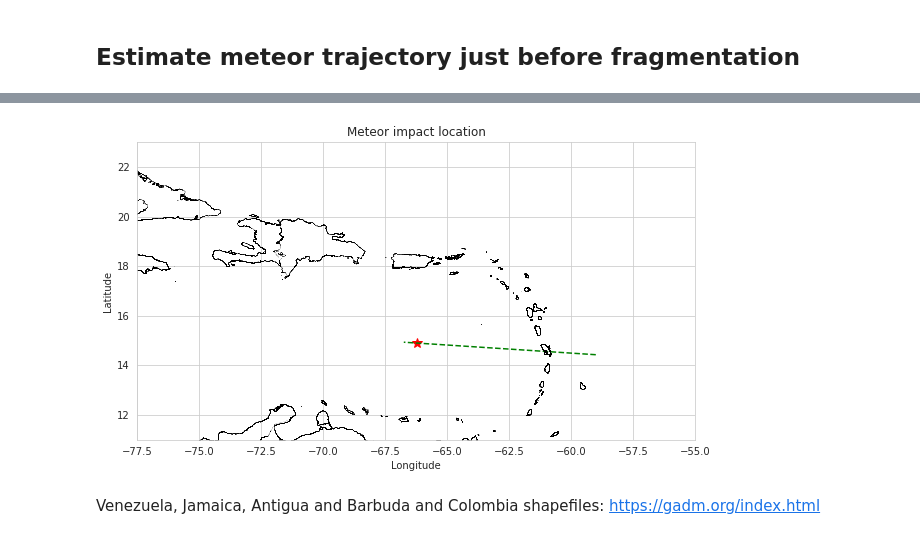
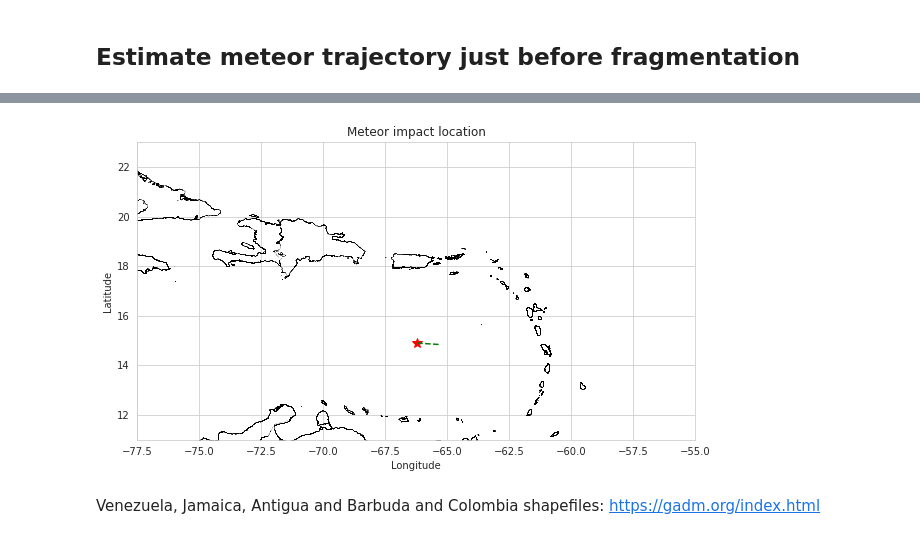
Before and after one commit to Lxndrs/Posdoc, a Jupyter notebook: Caribbean map.ipynb, the cells around one changed output, grey strips where cells are left out. Saved outputs shown, nothing was run; the diff lists cells and outputs as text; code cells hidden in the pictures.

```diff
--- a/Caribbean map.ipynb
+++ b/Caribbean map.ipynb
@@ -103,28 +145,38 @@ Based on data available at [https://cneos.jpl.nasa.gov/fireballs/](https://cneos
+# %%
+h = np.array([25, 30, 40, 50, 60, 70])
+t = np.array([5.5, 4.8, 3.5, 2.3, 1.15, 0])
+v = np.array([15, 16.5, 19.5, 20.5, 20.6, 20.6])
+theta = np.radians([25.62, 25.5, 25.26, 25.04, 24.82, 24.6])
 # %%
-y_lat, x_lon = np.array((14.9)), np.array((-66.2))
-v_eq = np.array((-13.4))
-v_lat = np.array((2.5*np.cos(np.radians(y_lat))- 6.0*np.sin(np.radians(y_lat))))
-re, h = 6371, 25
-t = np.linspace(-60., 4.5)
-xm, ym = np.degrees(v_eq/(re+h)*t)+x_lon, np.degrees(v_lat/(re+h)*t)+y_lat
-plt.plot(x_lon, y_lat, "r*", ms=10)
+y_lat0, x_lon0 = np.array((14.9)), np.array((-66.2))
+v_eq0 = np.array((-13.4))
+v_lat0 = np.array((2.5*np.cos(np.radians(y_lat0))- 6.0*np.sin(np.radians(y_lat0))))
+v_tan = v*np.cos(theta)
+re, h0 = 6371, 25
+t0 = t[0]
+alpha = np.arctan2(v_lat0, v_eq0)
+v_lat, v_lon = v_tan*np.sin(alpha), v_tan*np.cos(alpha)
+xm, ym = x_lon0 + np.degrees(v_lon/(re+h)*(t-t0)), y_lat0 + np.degrees(v_lat/(re+h)*(t-t0))
+#t = np.linspace(-60., 4.5)
+#xm, ym = np.degrees(v_eq/(re+h)*t)+x_lon, np.degrees(v_lat/(re+h)*t)+y_lat
+plt.plot(x_lon0, y_lat0, "r*", ms=10)
 plt.plot(xm, ym, "g--", label="Estimated bolide trajectory")
 #plt.quiver(x_lon, y_lat, v_eq/7, v_lat/7, units="xy", scale=1, color="blue")
 for car in caribe:
     sf = shp.Reader(car)
     for shape in sf.shapeRecords():
         x = [i[0] for i in shape.shape.points[:]]
         y = [i[1] for i in shape.shape.points[:]]
         plt.plot(x, y, "k.", ms=0.025)
 plt.gca().set_aspect("equal")
 plt.xlabel("Longitude")
 plt.ylabel("Latitude")
 plt.title("Meteor impact location")
 plt.xlim(-77.5, -55)
 plt.ylim(11, 23)
 plt.savefig("./paper/figures/meteor_location_map.pdf")
 # %% [output]
-[figure, old version]
+[figure, new version]
 # %% [markdown]
 Venezuela, Jamaica, Antigua and Barbuda and Colombia shapefiles:
 [https://gadm.org/index.html](https://gadm.org/index.html)
```
Also changed, not shown: parts of 34 cells of this notebook.
